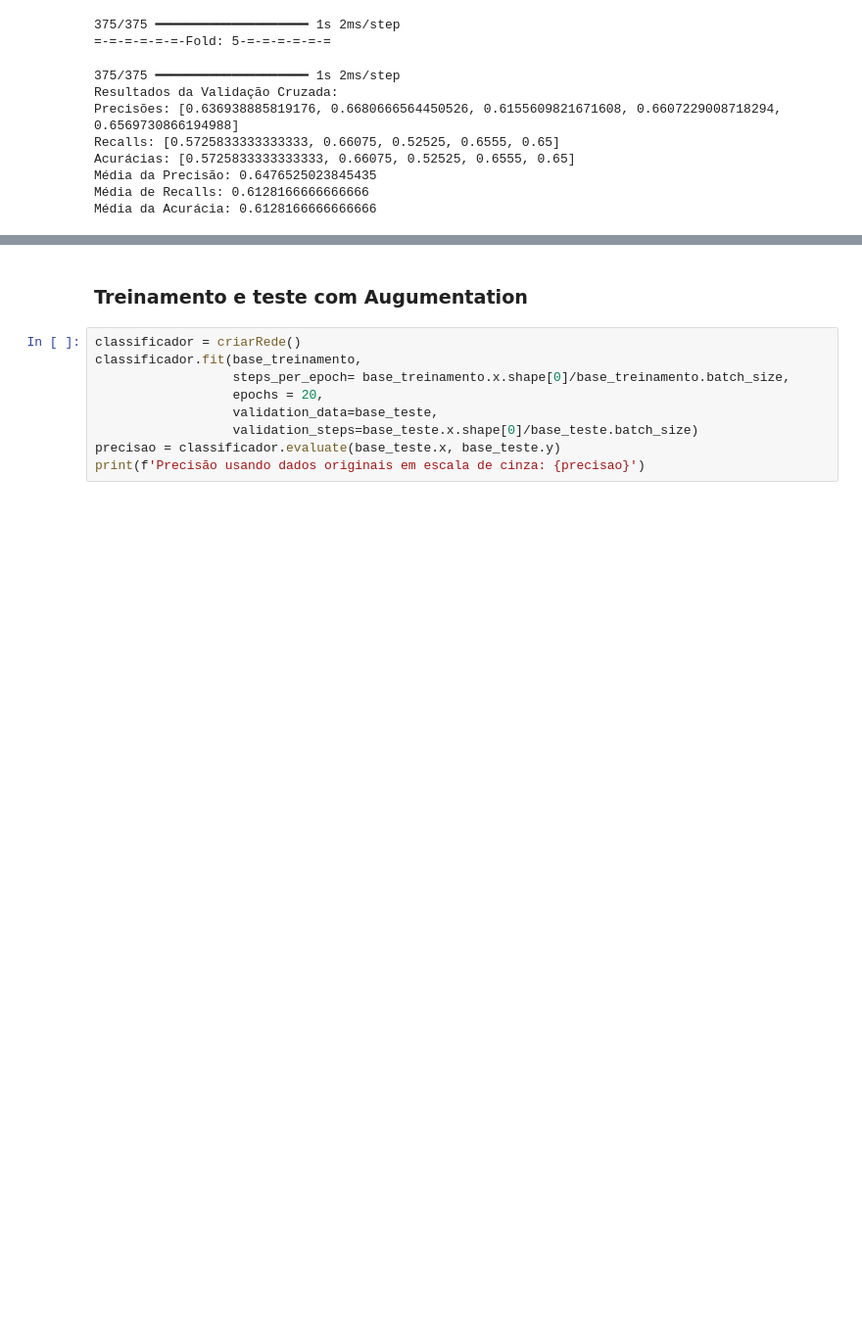
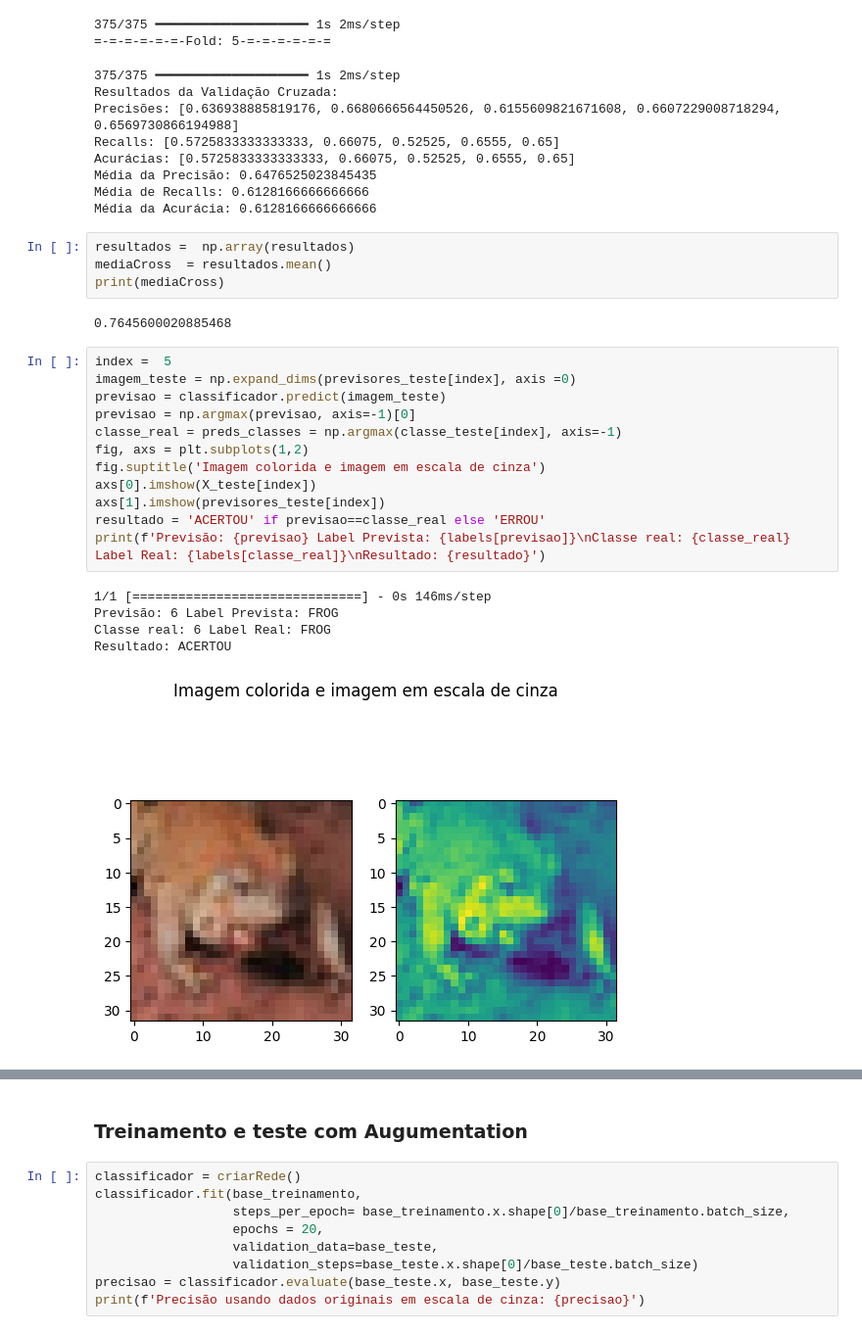
Before and after one commit to IanMarcony/CIFAR10-CNN, a Jupyter notebook: cifar_10_cnn.ipynb, the cells around one changed output, grey strips where cells are left out. Shown: that part at 98% size. Saved outputs shown, nothing was run; the diff lists cells and outputs as text; blank space fills up the shorter version.

Commit message:
Update results

```diff
--- a/cifar_10_cnn.ipynb
+++ b/cifar_10_cnn.ipynb
@@ -372,6 +321,30 @@ Acurácias: [0.5725833333333333, 0.66075, 0.52525, 0.6555, 0.65]
 Média da Precisão: 0.6476525023845435
 Média de Recalls: 0.6128166666666666
 Média da Acurácia: 0.6128166666666666
+# %%
+resultados =  np.array(resultados)
+mediaCross  = resultados.mean()
+print(mediaCross)
+# %% [output]
+0.7645600020885468
+# %%
+index =  5
+imagem_teste = np.expand_dims(previsores_teste[index], axis =0)
+previsao = classificador.predict(imagem_teste)
+previsao = np.argmax(previsao, axis=-1)[0]
+classe_real = preds_classes = np.argmax(classe_teste[index], axis=-1)
+fig, axs = plt.subplots(1,2)
+fig.suptitle('Imagem colorida e imagem em escala de cinza')
+axs[0].imshow(X_teste[index])
+axs[1].imshow(previsores_teste[index])
+resultado = 'ACERTOU' if previsao==classe_real else 'ERROU'
+print(f'Previsão: {previsao} Label Prevista: {labels[previsao]}\nClasse real: {classe_real} Label Real: {labels[classe_real]}\nResultado: {resultado}')
+# %% [output]
+1/1 [==============================] - 0s 146ms/step
+Previsão: 6 Label Prevista: FROG
+Classe real: 6 Label Real: FROG
+Resultado: ACERTOU
+[figure, added]
 # %%
 plt.figure(figsize=(12, 6))
 folds = range(1, len(precisoes) + 1)
```
Also changed, not shown: parts of 35 cells of this notebook.
